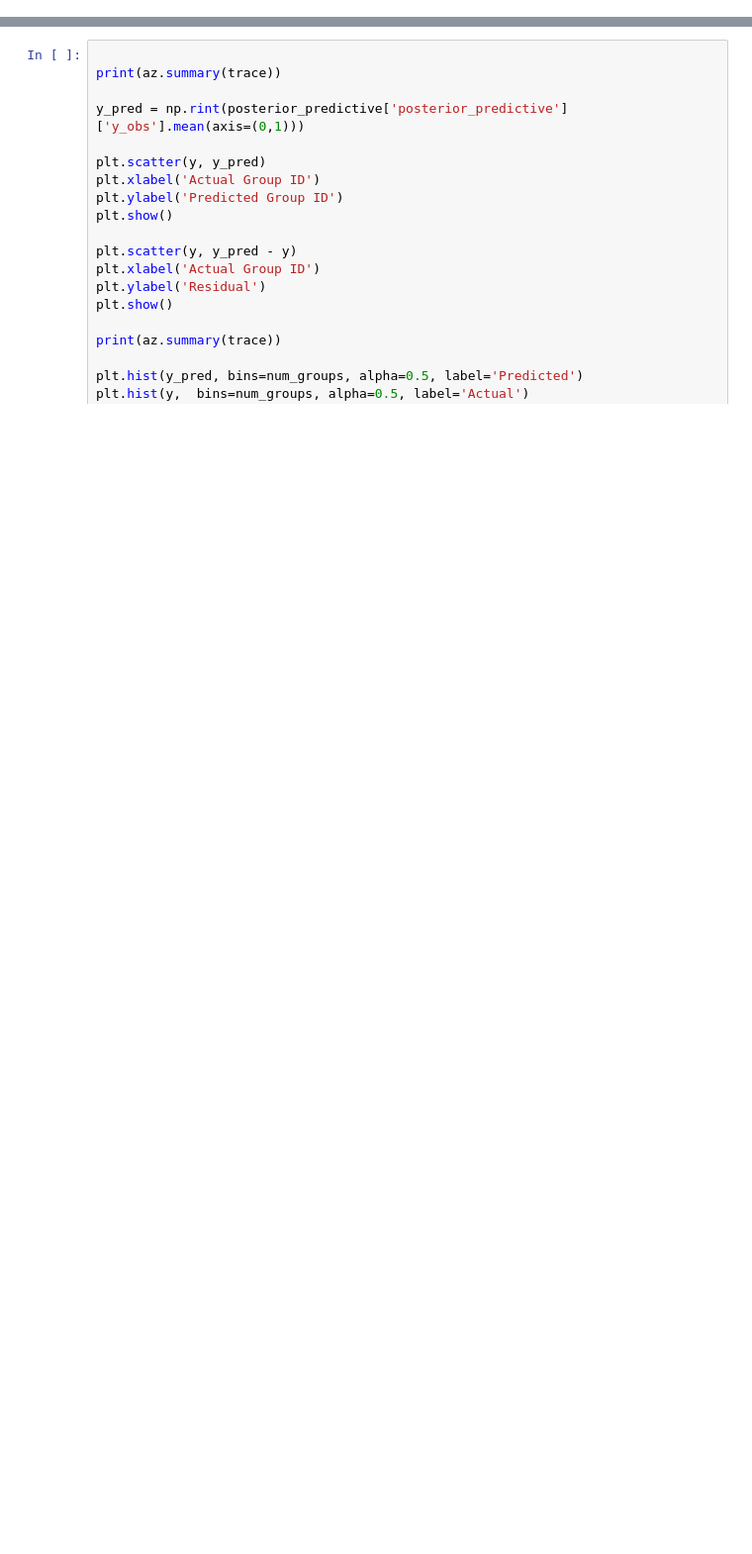
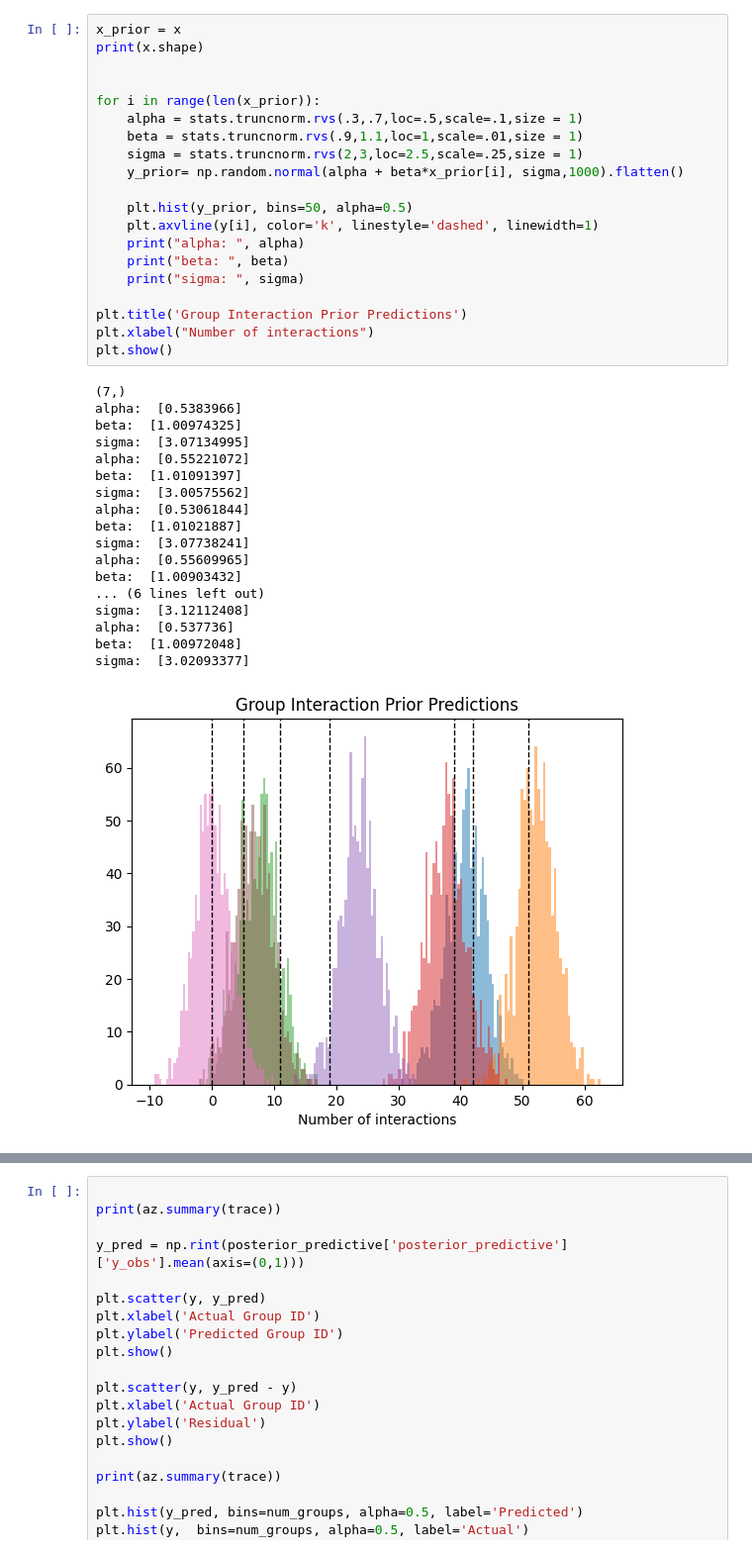
Before and after one commit to Jayman391/STAT-6300-Final, a Jupyter notebook: choice_model.ipynb, the cells around one changed output, grey strips where cells are left out. Shown at 99% size. Cells and saved outputs as stored; diff of their text form; blank space fills up the shorter version.

Commit message:
working on prior predictive check

```diff
--- a/choice_model.ipynb
+++ b/choice_model.ipynb
@@ -842,0 +895,39 @@ ModuleNotFoundError: No module named 'stan'
+# %%
+x_prior = x
+print(x.shape)
+
+
+for i in range(len(x_prior)):
+    alpha = stats.truncnorm.rvs(.3,.7,loc=.5,scale=.1,size = 1)
+    beta = stats.truncnorm.rvs(.9,1.1,loc=1,scale=.01,size = 1)
+    sigma = stats.truncnorm.rvs(2,3,loc=2.5,scale=.25,size = 1)
+    y_prior= np.random.normal(alpha + beta*x_prior[i], sigma,1000).flatten()
+
+    plt.hist(y_prior, bins=50, alpha=0.5)
+    plt.axvline(y[i], color='k', linestyle='dashed', linewidth=1)
+    print("alpha: ", alpha)
+    print("beta: ", beta)
+    print("sigma: ", sigma)
+
+plt.title('Group Interaction Prior Predictions')
+plt.xlabel("Number of interactions")
+plt.show()
+# %% [output]
+(7,)
+alpha:  [0.5383966]
+beta:  [1.00974325]
+sigma:  [3.07134995]
+alpha:  [0.55221072]
+beta:  [1.01091397]
+sigma:  [3.00575562]
+alpha:  [0.53061844]
+beta:  [1.01021887]
+sigma:  [3.07738241]
+alpha:  [0.55609965]
+beta:  [1.00903432]
+... (6 lines left out)
+sigma:  [3.12112408]
+alpha:  [0.537736]
+beta:  [1.00972048]
+sigma:  [3.02093377]
+[figure, added]
```
Also changed, not shown: parts of 7 cells of this notebook, 8 other files.
